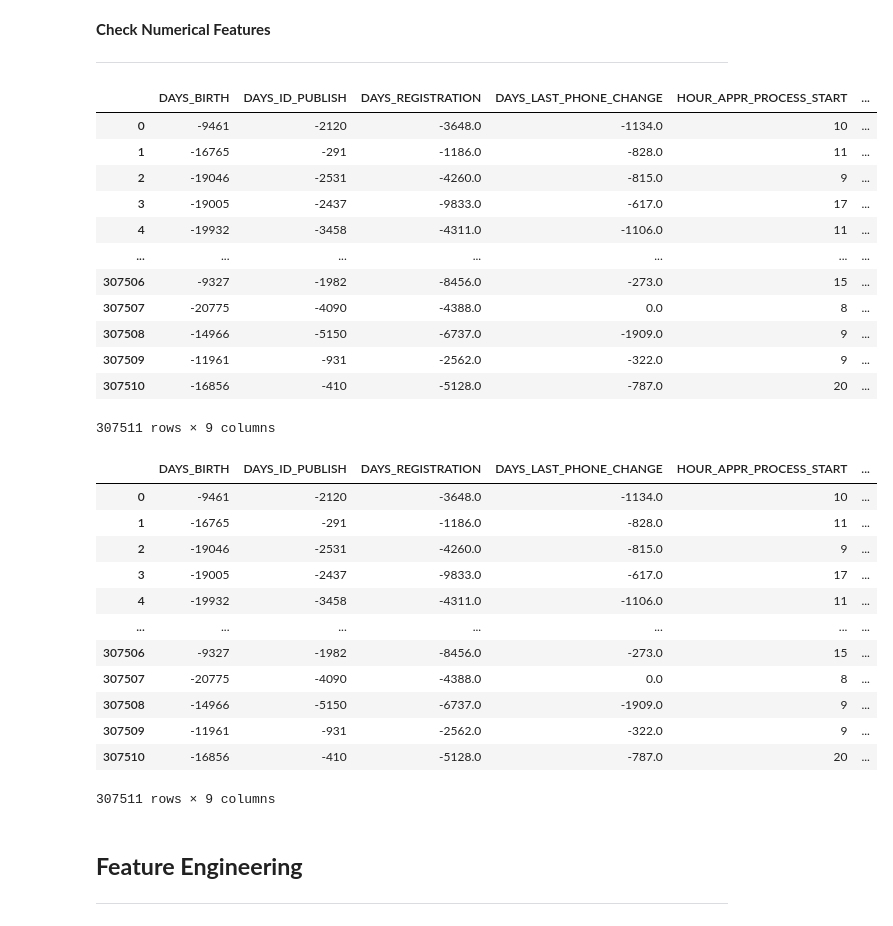
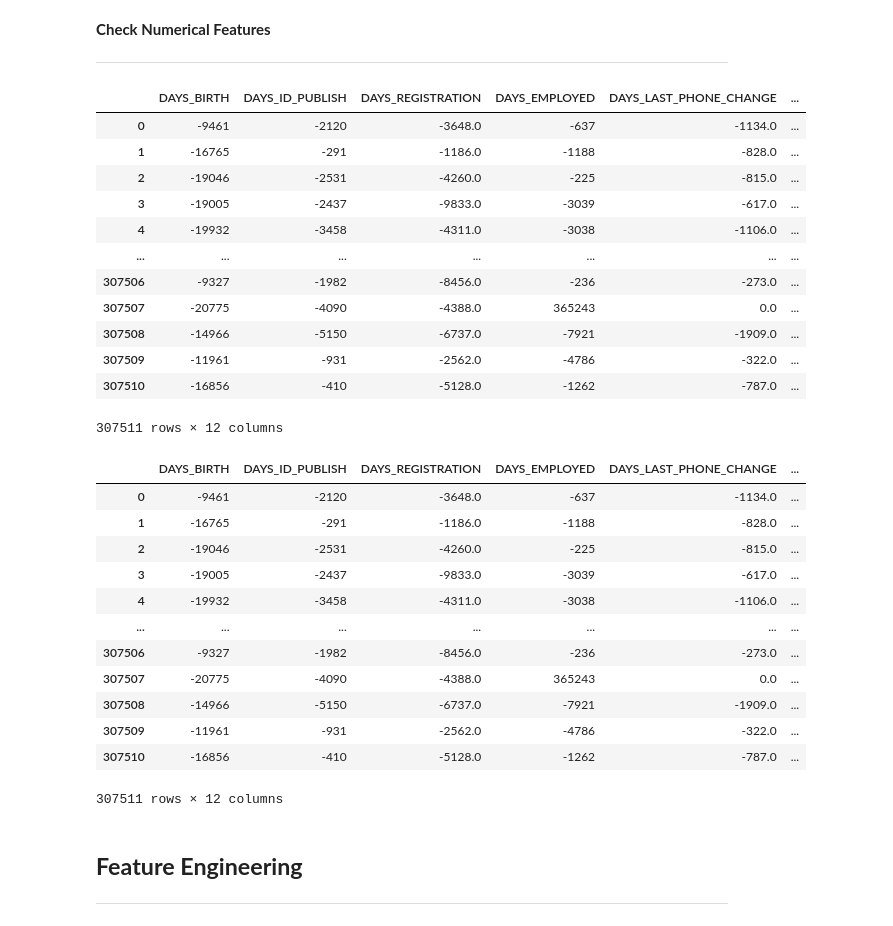
Before and after one commit to AlthaafZidane/Scorecard_Model_Revamp-At-Home_Credit_Indonesia, a Jupyter notebook: Scorecard_Model.ipynb, the cells around one changed output. Saved outputs shown, nothing was run; the diff lists cells and outputs as text; code cells hidden in the pictures.

```diff
--- a/Scorecard_Model.ipynb
+++ b/Scorecard_Model.ipynb
@@ -524,32 +524,32 @@ single_value(df_preprocess)
 
 ---
 # %%
-exclude_columns = ['DAYS_BIRTH','DAYS_REGISTRATION','DAYS_ID_PUBLISH','DAYS_LAST_PHONE_CHANGE']
+exclude_columns = ['OWN_CAR_AGE','ORGANIZATION_TYPE','AMT_REQ_CREDIT_BUREAU_YEAR','OCCUPATION_TYPE','DAYS_EMPLOYED','DAYS_BIRTH','DAYS_REGISTRATION','DAYS_ID_PUBLISH','DAYS_LAST_PHONE_CHANGE']
 numerical_unique_counts = df_preprocess.select_dtypes(exclude='object').nunique()
 
 def high_cardinality_numeric(df_preprocess):
 
     for col in numerical_unique_counts.index: #nunique() returns a Series with the column names as the index.
         if numerical_unique_counts[col] > high_cardinality_threshold and col not in exclude_columns:
             df_preprocess.drop(col, axis=1, inplace=True)
 
     return df_preprocess
 
 high_cardinality_numeric(df_preprocess)
 # %% [output]
-|  | DAYS_BIRTH | DAYS_ID_PUBLISH | DAYS_REGISTRATION | DAYS_LAST_PHONE_CHANGE | HOUR_APPR_PROCESS_START | ... |
-| 0 | -9461 | -2120 | -3648.0 | -1134.0 | 10 | ... |
-| 1 | -16765 | -291 | -1186.0 | -828.0 | 11 | ... |
-| 2 | -19046 | -2531 | -4260.0 | -815.0 | 9 | ... |
-| 3 | -19005 | -2437 | -9833.0 | -617.0 | 17 | ... |
-| 4 | -19932 | -3458 | -4311.0 | -1106.0 | 11 | ... |
+|  | DAYS_BIRTH | DAYS_ID_PUBLISH | DAYS_REGISTRATION | DAYS_EMPLOYED | DAYS_LAST_PHONE_CHANGE | ... |
+| 0 | -9461 | -2120 | -3648.0 | -637 | -1134.0 | ... |
+| 1 | -16765 | -291 | -1186.0 | -1188 | -828.0 | ... |
+| 2 | -19046 | -2531 | -4260.0 | -225 | -815.0 | ... |
+| 3 | -19005 | -2437 | -9833.0 | -3039 | -617.0 | ... |
+| 4 | -19932 | -3458 | -4311.0 | -3038 | -1106.0 | ... |
 | ... | ... | ... | ... | ... | ... | ... |
-| 307506 | -9327 | -1982 | -8456.0 | -273.0 | 15 | ... |
-| 307507 | -20775 | -4090 | -4388.0 | 0.0 | 8 | ... |
-| 307508 | -14966 | -5150 | -6737.0 | -1909.0 | 9 | ... |
-| 307509 | -11961 | -931 | -2562.0 | -322.0 | 9 | ... |
-| 307510 | -16856 | -410 | -5128.0 | -787.0 | 20 | ... |
+| 307506 | -9327 | -1982 | -8456.0 | -236 | -273.0 | ... |
+| 307507 | -20775 | -4090 | -4388.0 | 365243 | 0.0 | ... |
+| 307508 | -14966 | -5150 | -6737.0 | -7921 | -1909.0 | ... |
+| 307509 | -11961 | -931 | -2562.0 | -4786 | -322.0 | ... |
+| 307510 | -16856 | -410 | -5128.0 | -1262 | -787.0 | ... |
-307511 rows × 9 columns
+307511 rows × 12 columns
 # %%
 def single_value_numeric(df_preprocess):
 
@@ -561,19 +561,19 @@ def single_value_numeric(df_preprocess):
 
 single_value_numeric(df_preprocess)
 # %% [output]
-|  | DAYS_BIRTH | DAYS_ID_PUBLISH | DAYS_REGISTRATION | DAYS_LAST_PHONE_CHANGE | HOUR_APPR_PROCESS_START | ... |
-| 0 | -9461 | -2120 | -3648.0 | -1134.0 | 10 | ... |
-| 1 | -16765 | -291 | -1186.0 | -828.0 | 11 | ... |
-| 2 | -19046 | -2531 | -4260.0 | -815.0 | 9 | ... |
-| 3 | -19005 | -2437 | -9833.0 | -617.0 | 17 | ... |
-| 4 | -19932 | -3458 | -4311.0 | -1106.0 | 11 | ... |
+|  | DAYS_BIRTH | DAYS_ID_PUBLISH | DAYS_REGISTRATION | DAYS_EMPLOYED | DAYS_LAST_PHONE_CHANGE | ... |
+| 0 | -9461 | -2120 | -3648.0 | -637 | -1134.0 | ... |
+| 1 | -16765 | -291 | -1186.0 | -1188 | -828.0 | ... |
+| 2 | -19046 | -2531 | -4260.0 | -225 | -815.0 | ... |
+| 3 | -19005 | -2437 | -9833.0 | -3039 | -617.0 | ... |
+| 4 | -19932 | -3458 | -4311.0 | -3038 | -1106.0 | ... |
 | ... | ... | ... | ... | ... | ... | ... |
-| 307506 | -9327 | -1982 | -8456.0 | -273.0 | 15 | ... |
-| 307507 | -20775 | -4090 | -4388.0 | 0.0 | 8 | ... |
-| 307508 | -14966 | -5150 | -6737.0 | -1909.0 | 9 | ... |
-| 307509 | -11961 | -931 | -2562.0 | -322.0 | 9 | ... |
-| 307510 | -16856 | -410 | -5128.0 | -787.0 | 20 | ... |
+| 307506 | -9327 | -1982 | -8456.0 | -236 | -273.0 | ... |
+| 307507 | -20775 | -4090 | -4388.0 | 365243 | 0.0 | ... |
+| 307508 | -14966 | -5150 | -6737.0 | -7921 | -1909.0 | ... |
+| 307509 | -11961 | -931 | -2562.0 | -4786 | -322.0 | ... |
+| 307510 | -16856 | -410 | -5128.0 | -1262 | -787.0 | ... |
-307511 rows × 9 columns
+307511 rows × 12 columns
 # %% [markdown]
 ## **Feature Engineering**
 
```
Also changed, not shown: parts of 16 cells of this notebook.
